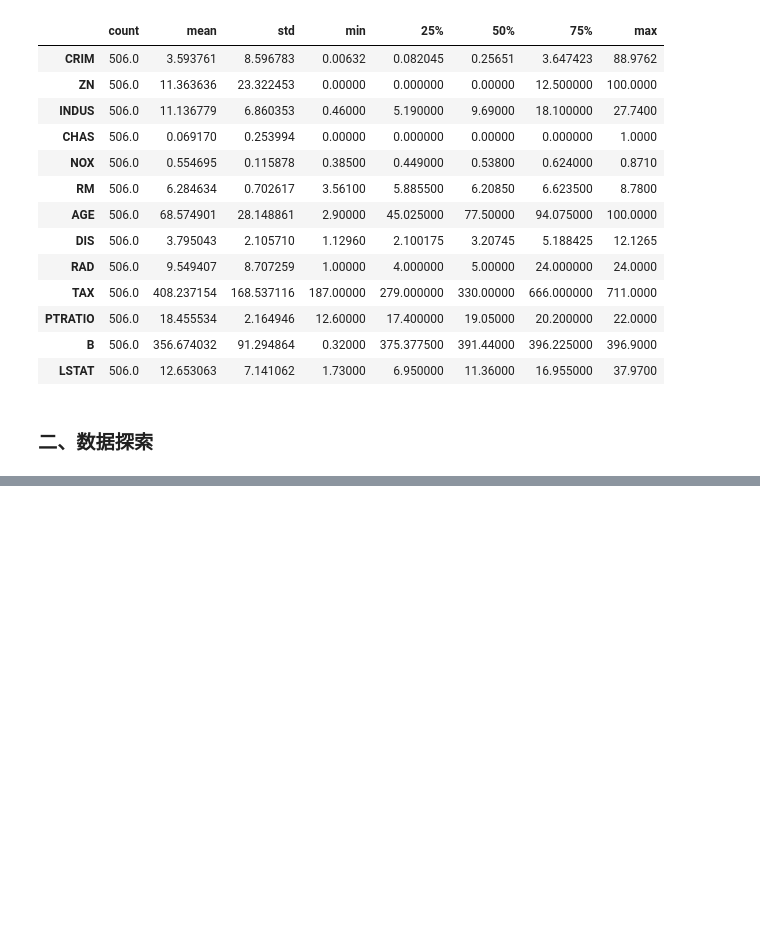
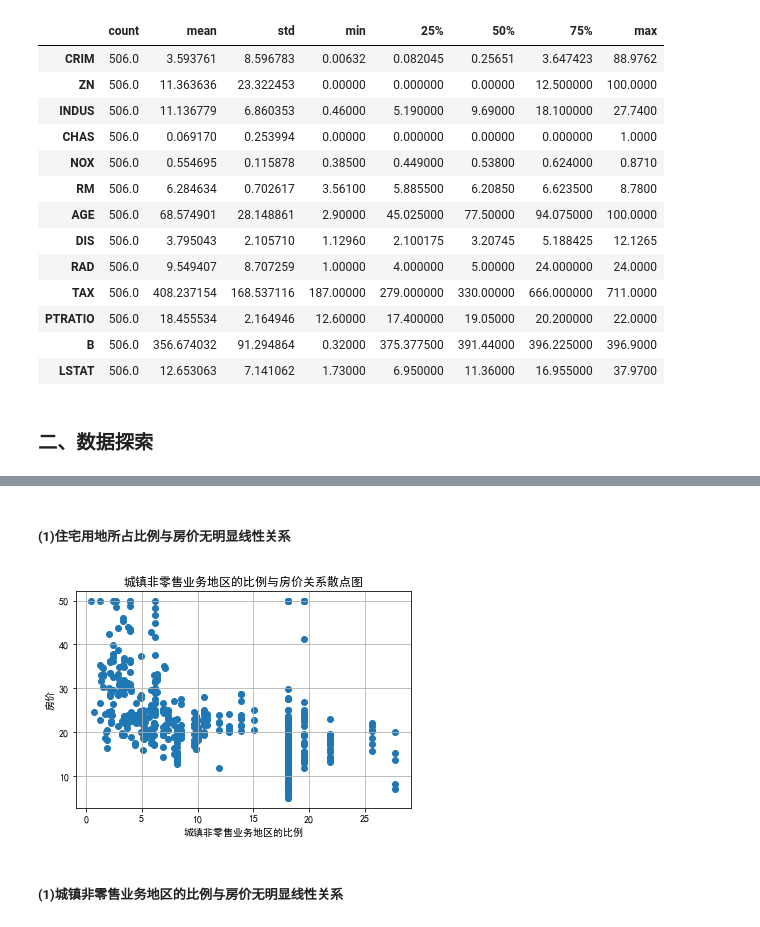
Before and after one commit to coderlai/machine-learning, a Jupyter notebook: 基于xgboost波士顿房价预测-kaggle实战.ipynb, the cells around one changed output, grey strips where cells are left out. Cells and saved outputs as stored; diff of their text form; code cells hidden in the pictures; blank space fills up the shorter version.

```diff
--- a/基于xgboost波士顿房价预测-kaggle实战.ipynb
+++ b/基于xgboost波士顿房价预测-kaggle实战.ipynb
@@ -131,0 +146,11 @@ plt.show()
+# %% [markdown]
+##### (1)住宅用地所占比例与房价无明显线性关系
+# %%
+# (3) 字段INDUS与房价关系分析
+draw_scatter(df["INDUS"],y,"城镇非零售业务地区的比例")
+plt.grid()
+plt.show()
+# %% [output]
+[figure, added]
+# %% [markdown]
+##### (1)城镇非零售业务地区的比例与房价无明显线性关系
```
Also changed, not shown: parts of 5 cells of this notebook.
